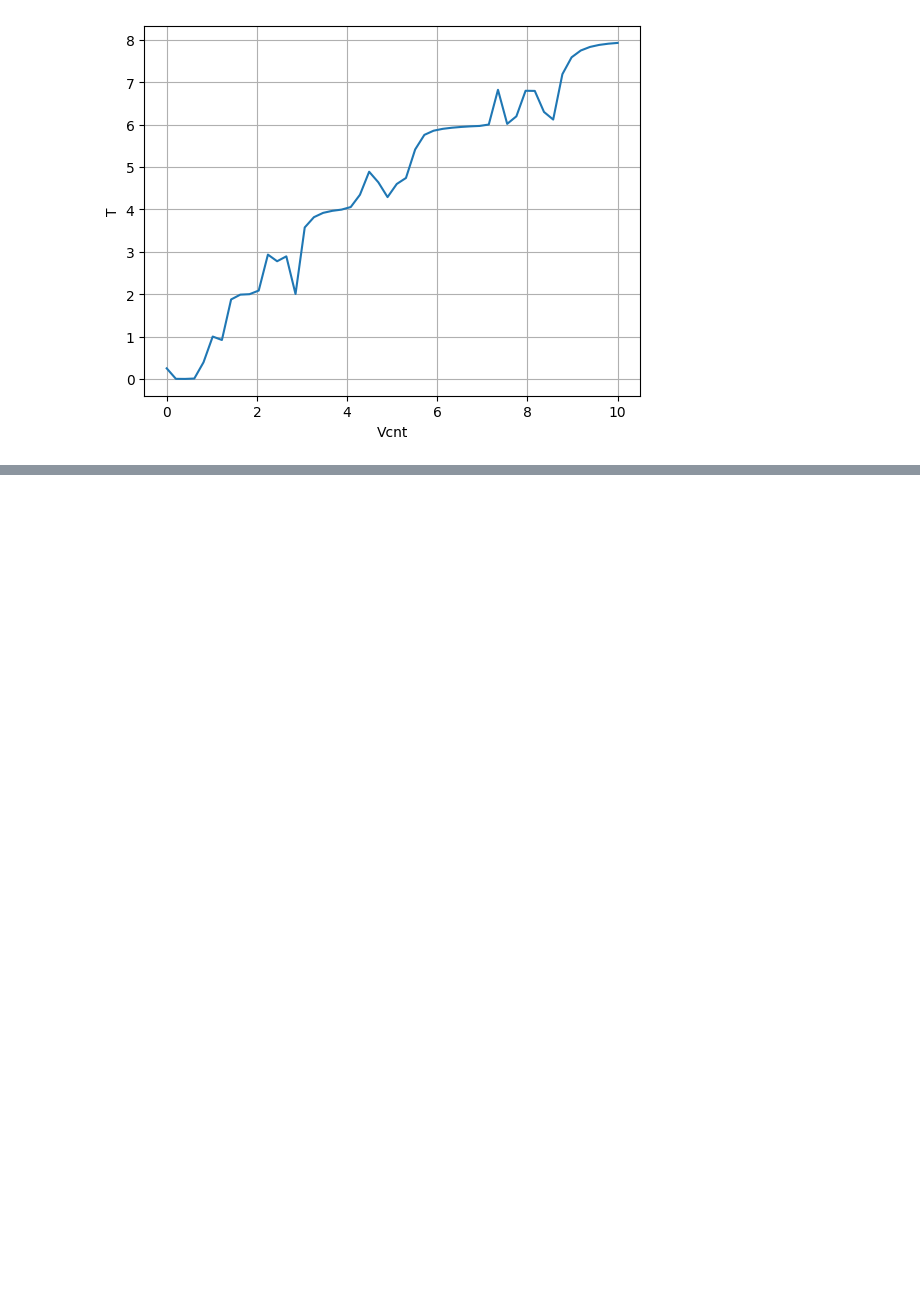
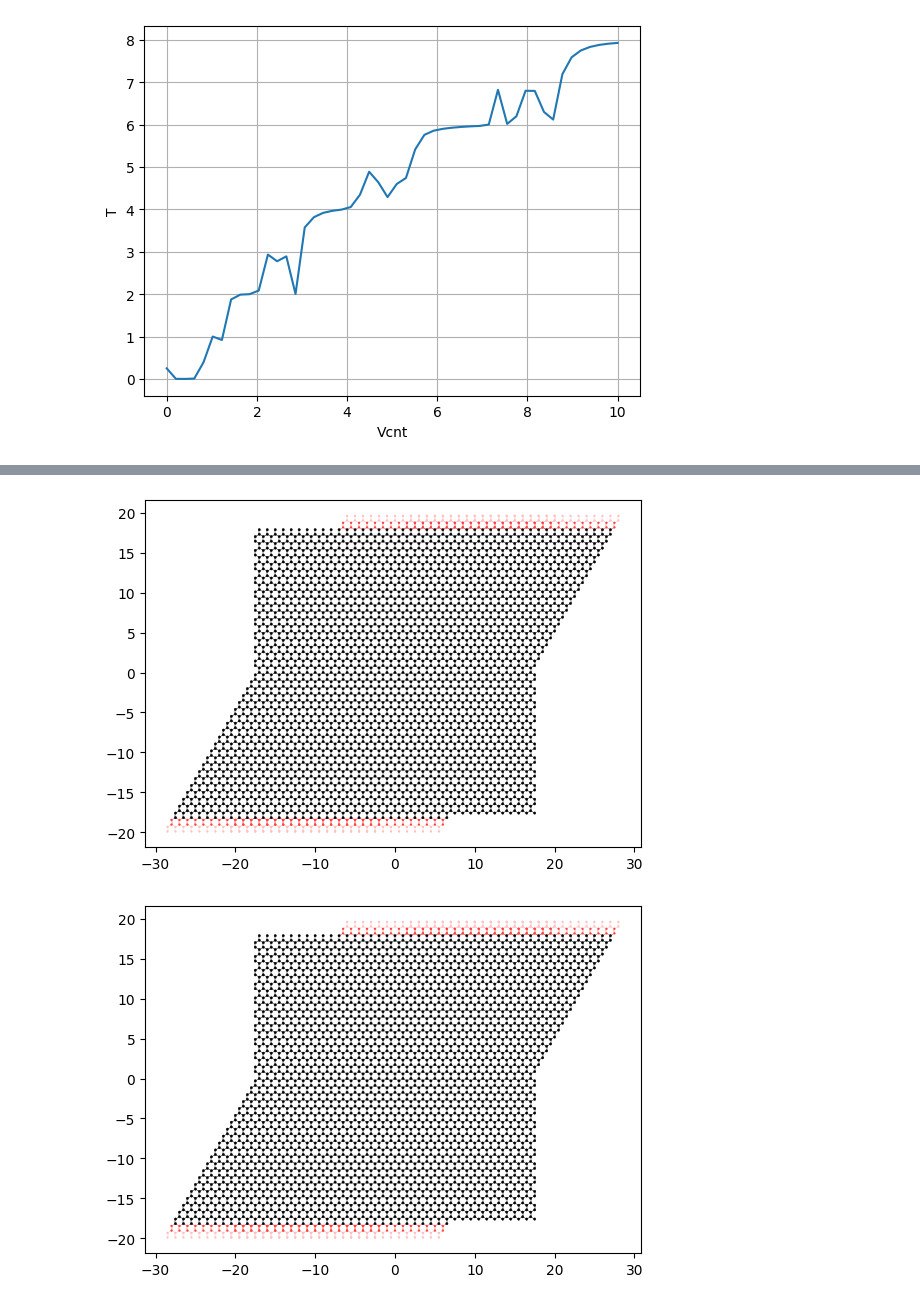
Before and after one commit to colinrenard/LELEC2710, a Jupyter notebook: SLG.ipynb, the cells around one changed output, grey strips where cells are left out. Cells and saved outputs as stored; diff of their text form; code cells hidden in the pictures; blank space fills up the shorter version.

```diff
--- a/SLG.ipynb
+++ b/SLG.ipynb
@@ -188,0 +187,29 @@ ValueError: Site family <Monatomic lattice 0 with 1 orbitals> does not have comm
+# %%
+def vertical_lead_shape(pos, L=L):
+    x, y = pos
+    return abs(x) < L//2
+
+
+# Top Lead
+sym_top = kwant.TranslationalSymmetry(graphene.vec((0, 1)))
+
+top_lead = kwant.Builder(sym_top)
+top_lead[graphene.shape(vertical_lead_shape, (0, 0))] = V_bg
+top_lead[[kwant.builder.HoppingKind(*hopping) for hopping in hoppings]] = -t
+syst.attach_lead(top_lead)
+
+
+# Bottomn Lead
+sym_bottom = kwant.TranslationalSymmetry(graphene.vec((0, -1)))
+
+bottom_lead = kwant.Builder(sym_bottom)
+bottom_lead[graphene.shape(vertical_lead_shape, (0, 0))] = -V_bg
+bottom_lead[[kwant.builder.HoppingKind(*hopping) for hopping in hoppings]] = -t
+syst.attach_lead(bottom_lead)
+
+# Then, plot the system with leads.
+kwant.plot(syst, site_color=family_colors, site_lw=0.1,
+           lead_site_lw=0, colorbar=False)
+# %% [output]
+[figure, added]
+[figure, added]
```
Also changed, not shown: parts of 3 cells of this notebook.
